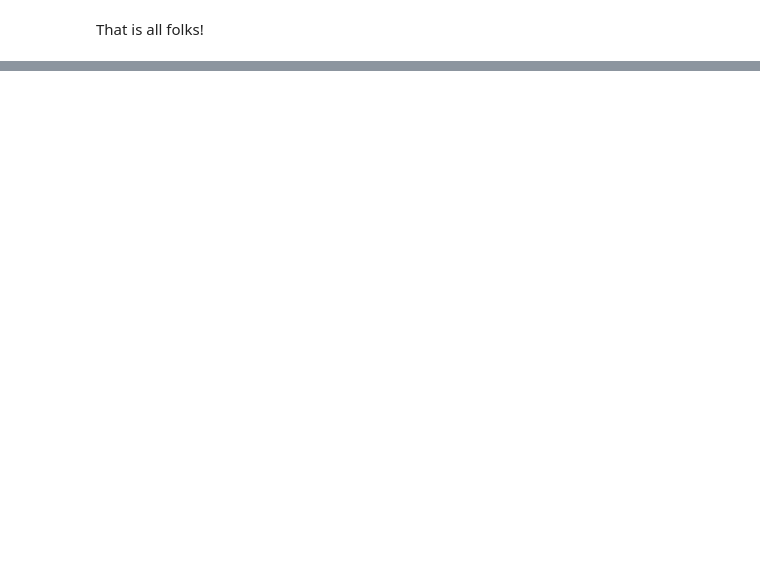
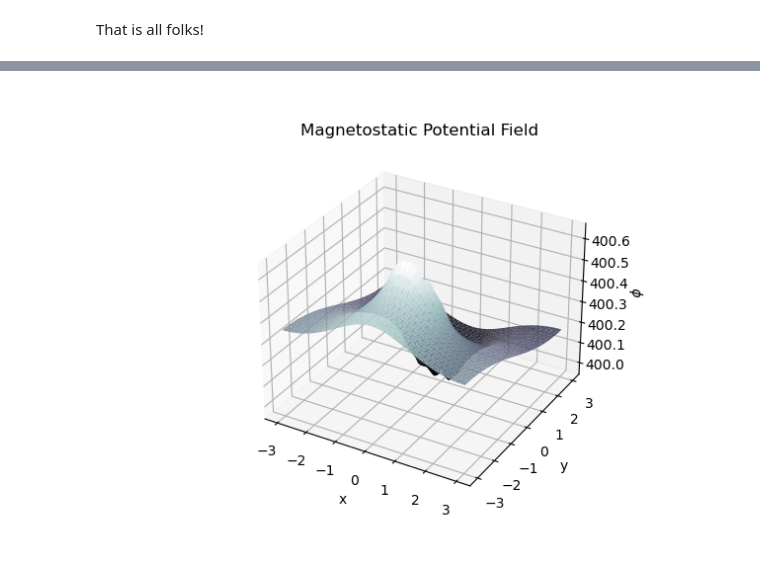
Before and after one commit to XaveryXavier/sim, a Jupyter notebook: week6.ipynb, the cells around one changed output, grey strips where cells are left out. Saved outputs shown, nothing was run; the diff lists cells and outputs as text; code cells hidden in the pictures; blank space fills up the shorter version.

```diff
--- a/week6.ipynb
+++ b/week6.ipynb
@@ -732,0 +781,11 @@ That is all folks!
+# %%
+fig = plt.figure()
+ax = plt.axes(projection='3d')
+ax.plot_trisurf(V[:,0], V[:,1], phi,  triangles=T, linewidth=0.2, antialiased=True, cmap=plt.cm.bone)
+ax.set_title('Magnetostatic Potential Field')
+ax.set_xlabel('x')
+ax.set_ylabel('y')
+ax.set_zlabel('$\phi$')
+plt.show()
+# %% [output]
+[figure, added]
```
Also changed, not shown: parts of 11 cells of this notebook, 2 other files.
